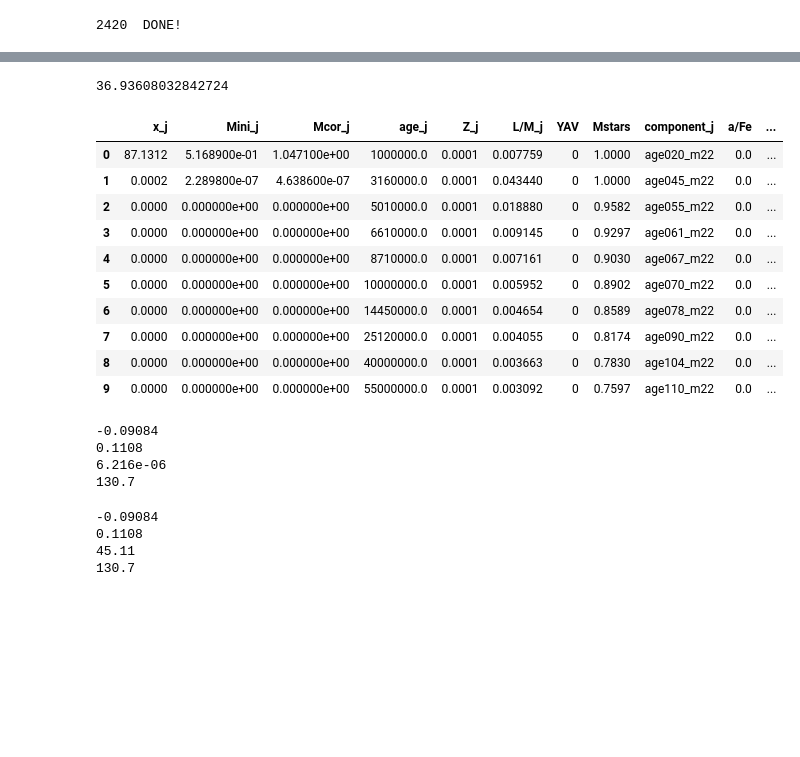
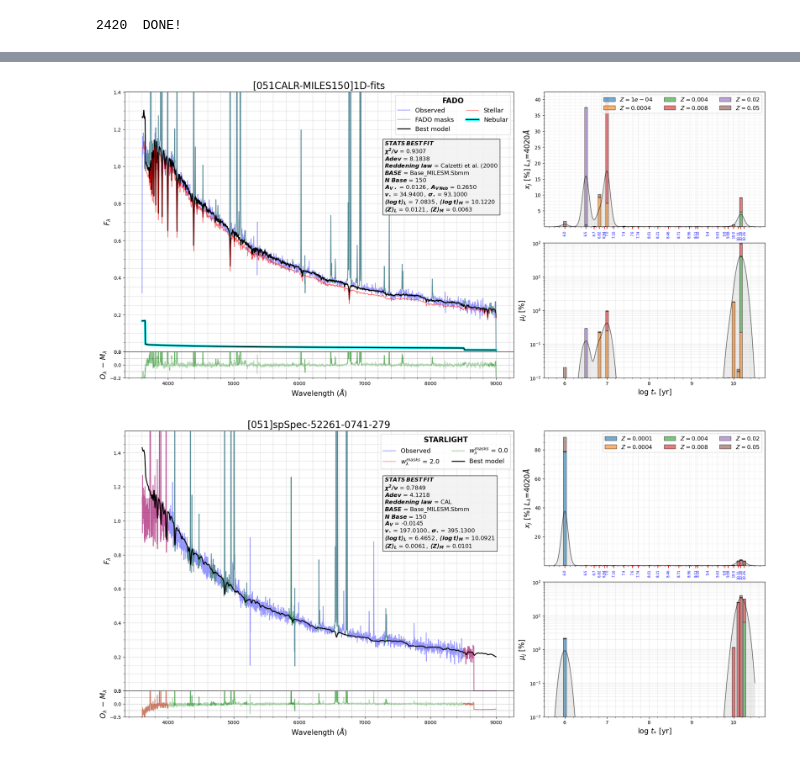
Before and after one commit to hol1m4n/HIIGalaxies, a Jupyter notebook: SPS/SPAnalysis.ipynb, the cells around one changed output, grey strips where cells are left out. Drawn from its saved outputs; the diff is of its cells as text; code cells hidden in the pictures; blank space fills up the shorter version.

```diff
--- a/SPS/SPAnalysis.ipynb
+++ b/SPS/SPAnalysis.ipynb
@@ -1392,55 +1361,0 @@ COMMENT
-# %%
-Tabe = Table.read(FITS_test[2])
-Tube = Tabe[(Tabe['f_obs']>0) & (Tabe['wei']>0)]
-AdEv = abs(Tube['f_obs']-Tube['f_syn']) / Tube['f_obs']
-AdEv = (np.sum(AdEv) / len(Tube)) * 100
-AdEv
-# %% [output]
-36.93608032842724
-# %%
-Tabe = Table.read(FITS_test[1])
-Tabe
-df = Tabe.to_pandas()
-df[:10]
-# %% [output]
-|  | x_j | Mini_j | Mcor_j | age_j | Z_j | L/M_j | YAV | Mstars | component_j | a/Fe | ... |
-| 0 | 87.1312 | 5.168900e-01 | 1.047100e+00 | 1000000.0 | 0.0001 | 0.007759 | 0 | 1.0000 | age020_m22 | 0.0 | ... |
-| 1 | 0.0002 | 2.289800e-07 | 4.638600e-07 | 3160000.0 | 0.0001 | 0.043440 | 0 | 1.0000 | age045_m22 | 0.0 | ... |
-| 2 | 0.0000 | 0.000000e+00 | 0.000000e+00 | 5010000.0 | 0.0001 | 0.018880 | 0 | 0.9582 | age055_m22 | 0.0 | ... |
-| 3 | 0.0000 | 0.000000e+00 | 0.000000e+00 | 6610000.0 | 0.0001 | 0.009145 | 0 | 0.9297 | age061_m22 | 0.0 | ... |
-| 4 | 0.0000 | 0.000000e+00 | 0.000000e+00 | 8710000.0 | 0.0001 | 0.007161 | 0 | 0.9030 | age067_m22 | 0.0 | ... |
-| 5 | 0.0000 | 0.000000e+00 | 0.000000e+00 | 10000000.0 | 0.0001 | 0.005952 | 0 | 0.8902 | age070_m22 | 0.0 | ... |
-| 6 | 0.0000 | 0.000000e+00 | 0.000000e+00 | 14450000.0 | 0.0001 | 0.004654 | 0 | 0.8589 | age078_m22 | 0.0 | ... |
-| 7 | 0.0000 | 0.000000e+00 | 0.000000e+00 | 25120000.0 | 0.0001 | 0.004055 | 0 | 0.8174 | age090_m22 | 0.0 | ... |
-| 8 | 0.0000 | 0.000000e+00 | 0.000000e+00 | 40000000.0 | 0.0001 | 0.003663 | 0 | 0.7830 | age104_m22 | 0.0 | ... |
-| 9 | 0.0000 | 0.000000e+00 | 0.000000e+00 | 55000000.0 | 0.0001 | 0.003092 | 0 | 0.7597 | age110_m22 | 0.0 | ... |
-# %%
-spec_1D = fits.open('/home/holman/FADOv1b/output/001ALLR.MILES150_DE.fits')
-spec_hdu = spec_1D[0]
-
-spec_header = spec_hdu.header
-
-print(spec_header['GEXTINCT'])
-print(spec_header['GNEBULAR'])
-print(spec_header['V0SYSDEV'])
-print(spec_header['VDSYSGAL'])
-# %% [output]
--0.09084
-0.1108
-6.216e-06
-130.7
-# %%
-spec_1D = fits.open('/home/holman/FADOv1b/output/001ALLR.MILES150_ST.fits')
-spec_hdu = spec_1D[0]
-
-spec_header = spec_hdu.header
-
-print(spec_header['GEXTINCT'])
-print(spec_header['GNEBULAR'])
-print(spec_header['V0SYSAVE'])
-print(spec_header['VDSYSGAL'])
-# %% [output]
--0.09084
-0.1108
-45.11
-130.7
@@ -1446,0 +1697,4 @@ print(spec_header['VDSYSGAL'])
+# %%
+spec_pop_FADO_mod(id = '051CALR.MILES150_1D.fits',home = '/home/holman/FADOv1b/output/')
+# %% [output]
+[figure, added]
@@ -1446,0 +2033,5 @@ print(spec_header['VDSYSGAL'])
+# %%
+spec_pop_STAR_mod(id = '[051]CAL.MILES150.fits',
+            home = '/home/holman/StarLightv05/outputs/',mask_loc = ['/home/holman/Starlight_masks/','[051]mskFR.txt'])
+# %% [output]
+[figure, added]
```
Also changed, not shown: parts of 13 cells of this notebook.
